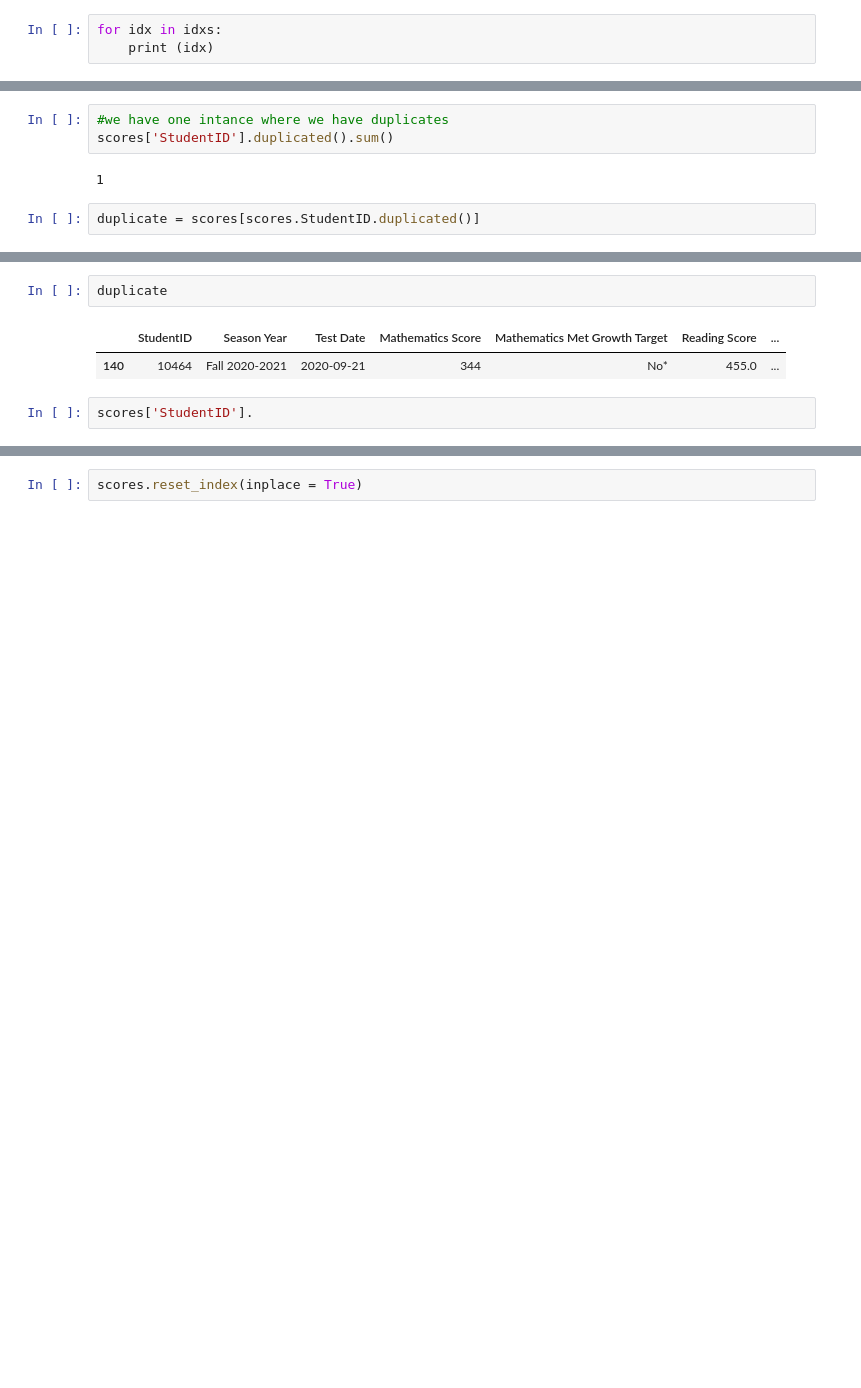
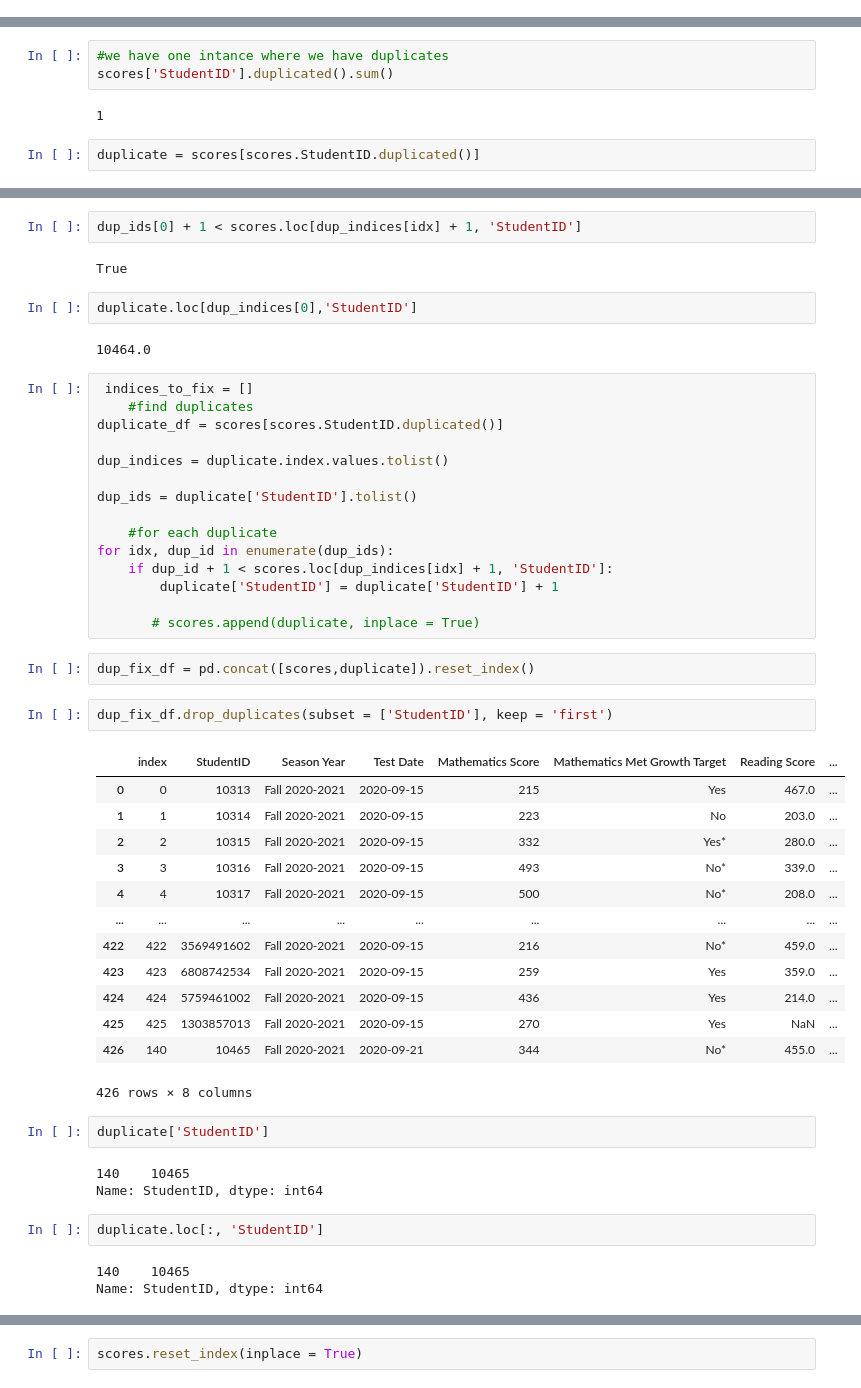
Before and after one commit to jefferyrosario/interview_emp, a Jupyter notebook: Untitled.ipynb, the cells around one changed output, grey strips where cells are left out. Cells and saved outputs as stored; diff of their text form; blank space fills up the shorter version.

```diff
--- a/Untitled.ipynb
+++ b/Untitled.ipynb
@@ -121,3 +96,0 @@ demo.loc[201, 'Sex']
-# %%
-for idx in idxs:
-    print (idx)
@@ -239,7 +201,51 @@ duplicate = scores[scores.StudentID.duplicated()]
+# %%
+dup_ids[0] + 1 < scores.loc[dup_indices[idx] + 1, 'StudentID']
+# %% [output]
+True
+# %%
+duplicate.loc[dup_indices[0],'StudentID']
+# %% [output]
+10464.0
 # %%
-duplicate
+ indices_to_fix = []
+    #find duplicates
+duplicate_df = scores[scores.StudentID.duplicated()]
+
+dup_indices = duplicate.index.values.tolist()
+
+dup_ids = duplicate['StudentID'].tolist()
+
+    #for each duplicate
+for idx, dup_id in enumerate(dup_ids):
+    if dup_id + 1 < scores.loc[dup_indices[idx] + 1, 'StudentID']:
+        duplicate['StudentID'] = duplicate['StudentID'] + 1
+
+       # scores.append(duplicate, inplace = True)
-# %% [output]
-|  | StudentID | Season Year | Test Date | Mathematics Score | Mathematics Met Growth Target | Reading Score | ... |
-| 140 | 10464 | Fall 2020-2021 | 2020-09-21 | 344 | No* | 455.0 | ... |
-# %%
-scores['StudentID'].
+# %%
+dup_fix_df = pd.concat([scores,duplicate]).reset_index()
+# %%
+dup_fix_df.drop_duplicates(subset = ['StudentID'], keep = 'first')
+# %% [output]
+|  | index | StudentID | Season Year | Test Date | Mathematics Score | Mathematics Met Growth Target | Reading Score | ... |
+| 0 | 0 | 10313 | Fall 2020-2021 | 2020-09-15 | 215 | Yes | 467.0 | ... |
+| 1 | 1 | 10314 | Fall 2020-2021 | 2020-09-15 | 223 | No | 203.0 | ... |
+| 2 | 2 | 10315 | Fall 2020-2021 | 2020-09-15 | 332 | Yes* | 280.0 | ... |
+| 3 | 3 | 10316 | Fall 2020-2021 | 2020-09-15 | 493 | No* | 339.0 | ... |
+| 4 | 4 | 10317 | Fall 2020-2021 | 2020-09-15 | 500 | No* | 208.0 | ... |
+| ... | ... | ... | ... | ... | ... | ... | ... | ... |
+| 422 | 422 | 3569491602 | Fall 2020-2021 | 2020-09-15 | 216 | No* | 459.0 | ... |
+| 423 | 423 | 6808742534 | Fall 2020-2021 | 2020-09-15 | 259 | Yes | 359.0 | ... |
+| 424 | 424 | 5759461002 | Fall 2020-2021 | 2020-09-15 | 436 | Yes | 214.0 | ... |
+| 425 | 425 | 1303857013 | Fall 2020-2021 | 2020-09-15 | 270 | Yes | NaN | ... |
+| 426 | 140 | 10465 | Fall 2020-2021 | 2020-09-21 | 344 | No* | 455.0 | ... |
+426 rows × 8 columns
+# %%
+duplicate['StudentID']
+# %% [output]
+140    10465
+Name: StudentID, dtype: int64
+# %%
+duplicate.loc[:, 'StudentID']
+# %% [output]
+140    10465
+Name: StudentID, dtype: int64
```
Also changed, not shown: parts of 58 cells of this notebook.
